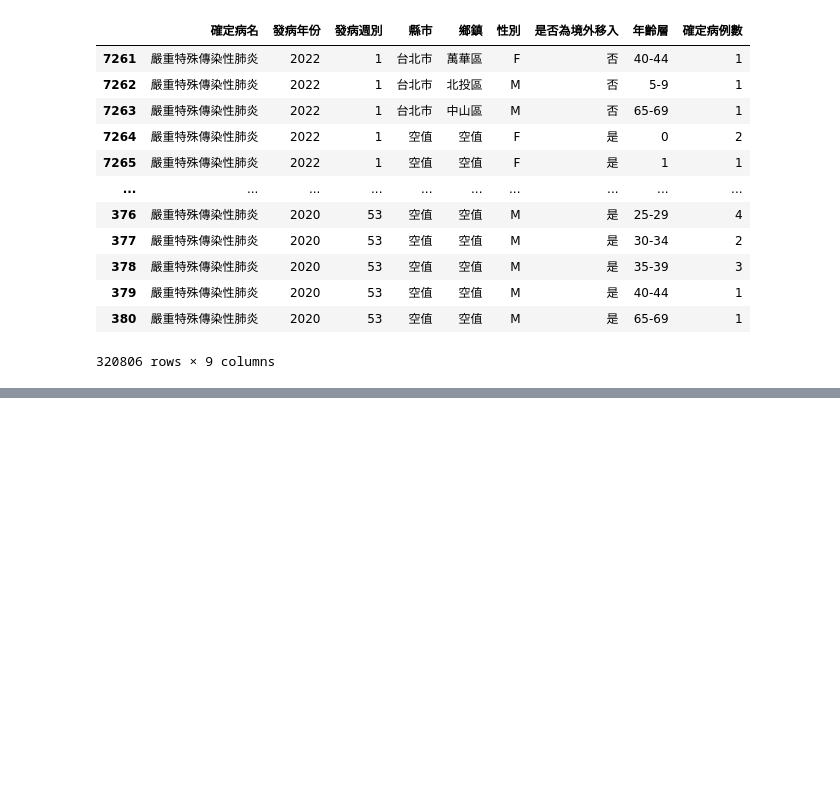
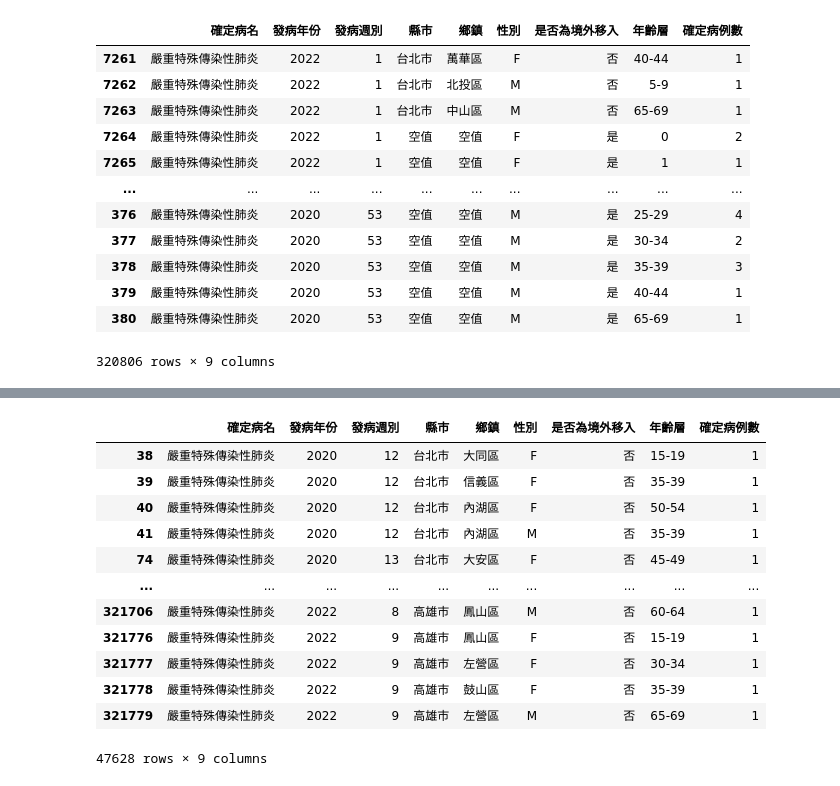
Before and after one commit to chihchao/pythonAssignment, a Jupyter notebook: pandas_covid19.ipynb, the cells around one changed output, grey strips where cells are left out. Cells and saved outputs as stored; diff of their text form; code cells hidden in the pictures; blank space fills up the shorter version.

```diff
--- a/pandas_covid19.ipynb
+++ b/pandas_covid19.ipynb
@@ -79,0 +144,16 @@ df
+# %%
+df[df['縣市'].isin(['台北市','高雄市'])]
+# %% [output]
+|  | 確定病名 | 發病年份 | 發病週別 | 縣市 | 鄉鎮 | 性別 | 是否為境外移入 | 年齡層 | 確定病例數 |
+| 38 | 嚴重特殊傳染性肺炎 | 2020 | 12 | 台北市 | 大同區 | F | 否 | 15-19 | 1 |
+| 39 | 嚴重特殊傳染性肺炎 | 2020 | 12 | 台北市 | 信義區 | F | 否 | 35-39 | 1 |
+| 40 | 嚴重特殊傳染性肺炎 | 2020 | 12 | 台北市 | 內湖區 | F | 否 | 50-54 | 1 |
+| 41 | 嚴重特殊傳染性肺炎 | 2020 | 12 | 台北市 | 內湖區 | M | 否 | 35-39 | 1 |
+| 74 | 嚴重特殊傳染性肺炎 | 2020 | 13 | 台北市 | 大安區 | F | 否 | 45-49 | 1 |
+| ... | ... | ... | ... | ... | ... | ... | ... | ... | ... |
+| 321706 | 嚴重特殊傳染性肺炎 | 2022 | 8 | 高雄市 | 鳳山區 | M | 否 | 60-64 | 1 |
+| 321776 | 嚴重特殊傳染性肺炎 | 2022 | 9 | 高雄市 | 鳳山區 | F | 否 | 15-19 | 1 |
+| 321777 | 嚴重特殊傳染性肺炎 | 2022 | 9 | 高雄市 | 左營區 | F | 否 | 30-34 | 1 |
+| 321778 | 嚴重特殊傳染性肺炎 | 2022 | 9 | 高雄市 | 鼓山區 | F | 否 | 35-39 | 1 |
+| 321779 | 嚴重特殊傳染性肺炎 | 2022 | 9 | 高雄市 | 左營區 | M | 否 | 65-69 | 1 |
+47628 rows × 9 columns
```
Also changed, not shown: parts of 5 cells of this notebook.
